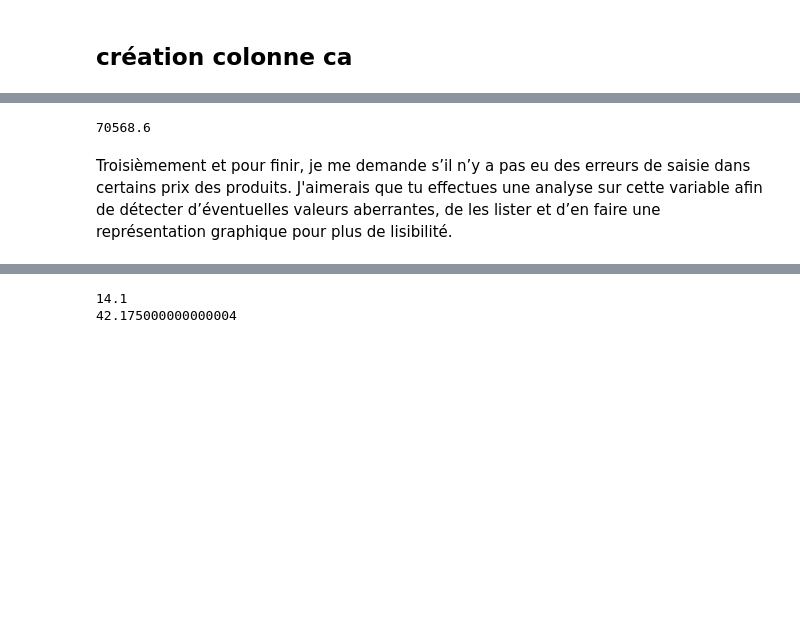
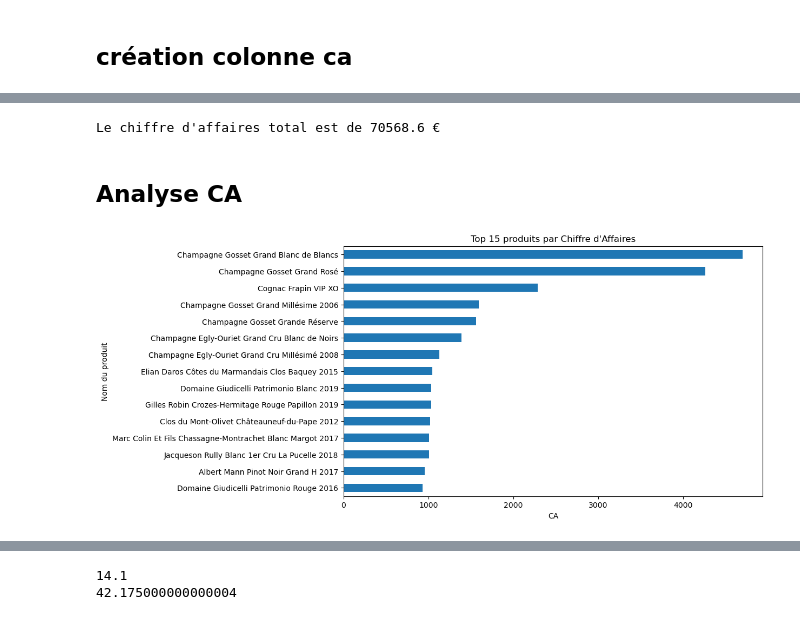
Before and after one commit to AntoineJBQ/Projet-5, a Jupyter notebook: Projet 5.ipynb, the cells around one changed output, grey strips where cells are left out. Cells and saved outputs as stored; diff of their text form; code cells hidden in the pictures; blank space fills up the shorter version.

```diff
--- a/Projet 5.ipynb
+++ b/Projet 5.ipynb
@@ -323,11 +314,25 @@ All.head()
 # %%
 #Calcule le chiffre d'affaire total
 Total_CA = All["CA"].sum()
-Total_CA
+print("Le chiffre d'affaires total est de",Total_CA,"€")
 # %% [output]
-70568.6
+Le chiffre d'affaires total est de 70568.6 €
-# %% [markdown]
-Troisièmement et pour finir, je me demande s’il n’y a pas eu des erreurs de
-saisie dans certains prix des produits. J'aimerais que tu effectues une analyse
-sur cette variable afin de détecter d’éventuelles valeurs aberrantes, de les lister
-et d’en faire une représentation graphique pour plus de lisibilité.
+# %% [markdown]
+## Analyse CA
+# %%
+#Regroupement du DataFrame par nom de produit et calcul de la somme du CA
+product_ca = All.groupby('post_title')['CA'].sum().sort_values(ascending=False)
+
+# Sélection des n produits les plus importants
+top_products = product_ca.head(15)
+
+# Création d'un graphique à barres horizontales avec l'axe y inversé
+plt.figure(figsize=(10, 6))
+top_products.plot(kind='barh')
+plt.xlabel('CA')
+plt.ylabel('Nom du produit')
+plt.title(f'Top {15} produits par Chiffre d\'Affaires')
+plt.gca().invert_yaxis()  # Inversion de l'axe y pour afficher les noms de haut en bas
+plt.show()
+# %% [output]
+[figure, added]
```
Also changed, not shown: parts of 63 cells of this notebook.
